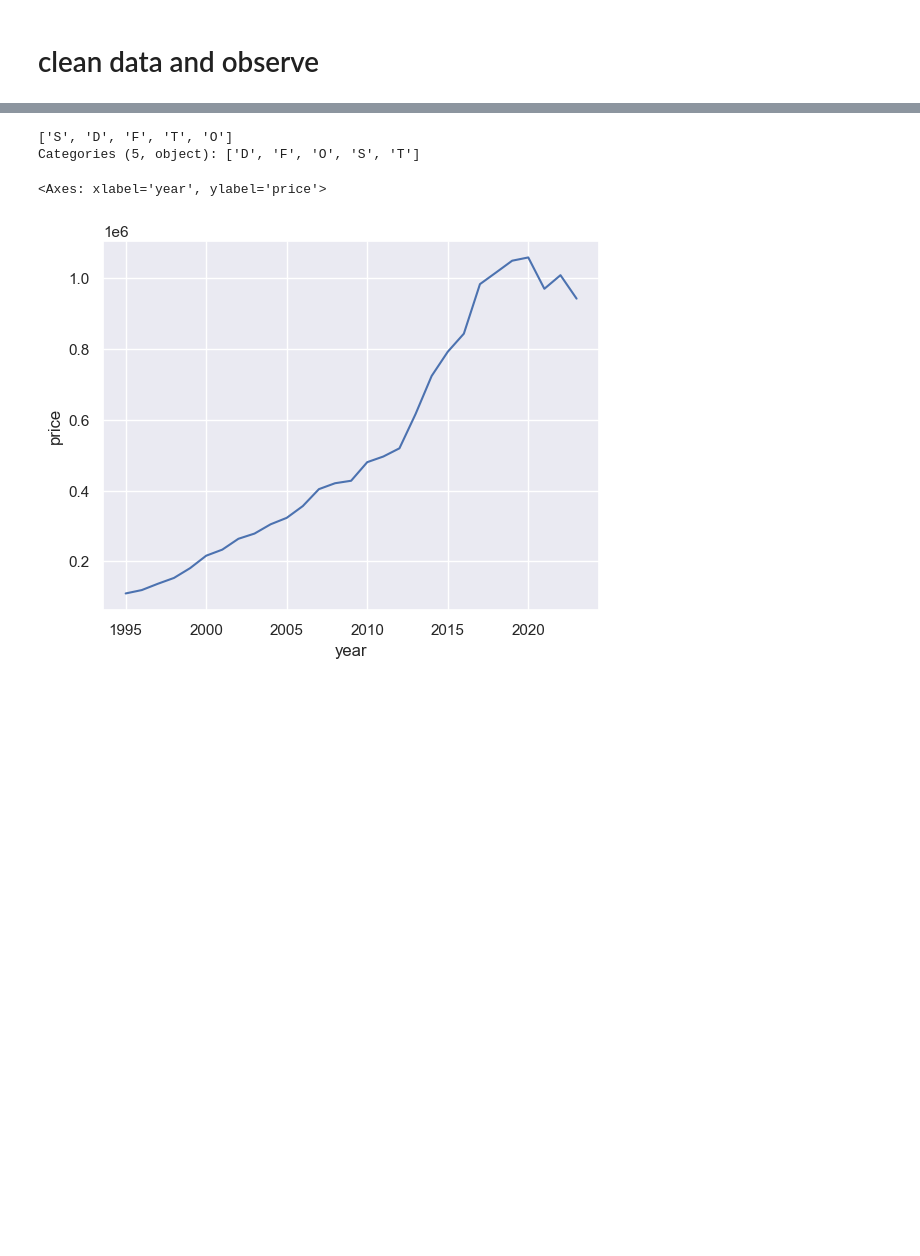
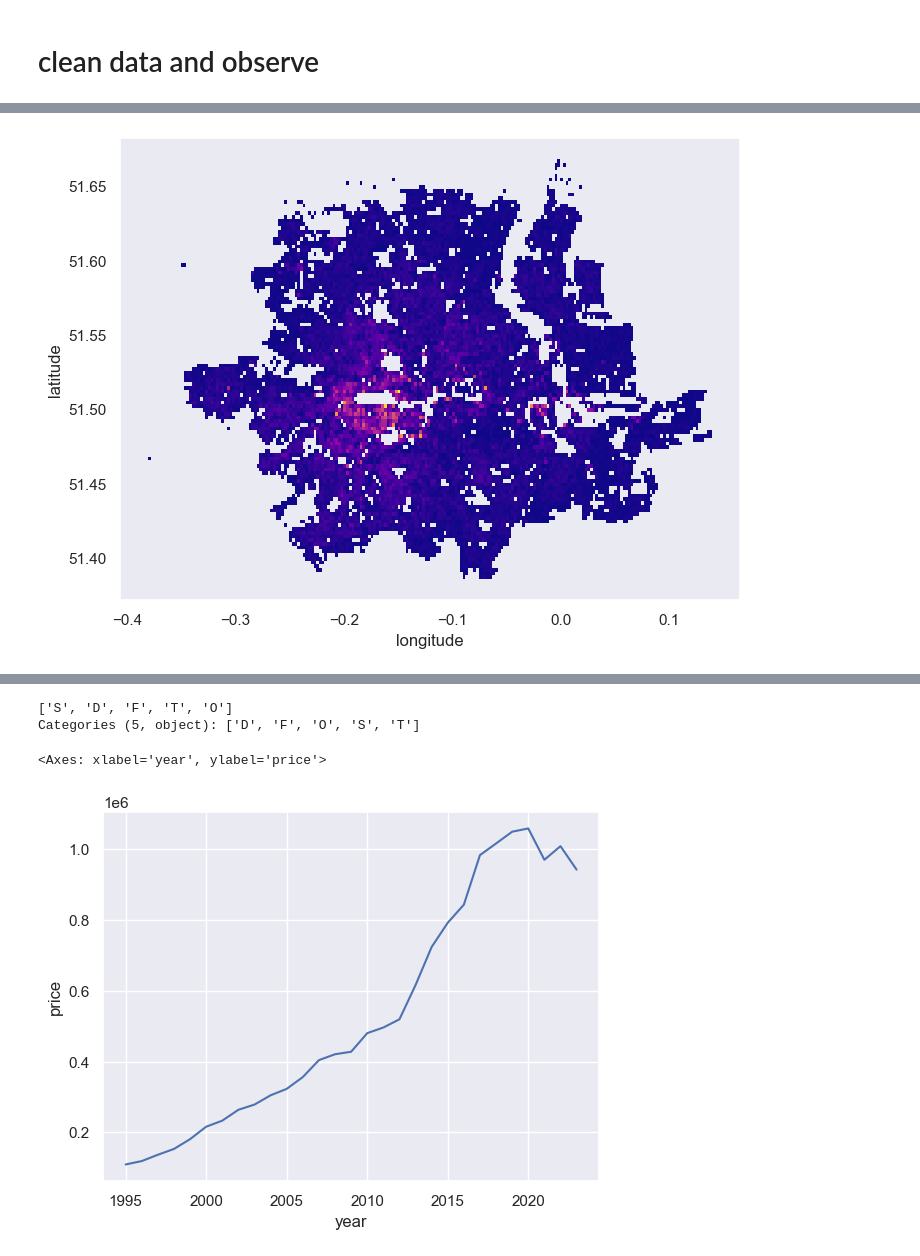
Before and after one commit to magetron/uk-house-px-anz, a Jupyter notebook: init-pdf.ipynb, the cells around one changed output, grey strips where cells are left out. Drawn from its saved outputs; the diff is of its cells as text; code cells hidden in the pictures; blank space fills up the shorter version.

```diff
--- a/init-pdf.ipynb
+++ b/init-pdf.ipynb
@@ -161 +296,8 @@ ax.grid()
+# %%
+fig, ax = plt.subplots(figsize=(8, 6))
+ax=sns.histplot(df[(df.year >= 2010) & (df.district == "LONDON") & (df.property_type != 'O')],
+                x="longitude", y="latitude", weights="adj_price", binwidth=0.0025, cmap="plasma")
+ax.grid()
+# %% [output]
+[figure, added]
 # %%
```
Also changed, not shown: parts of 69 cells of this notebook, 2 other files.
